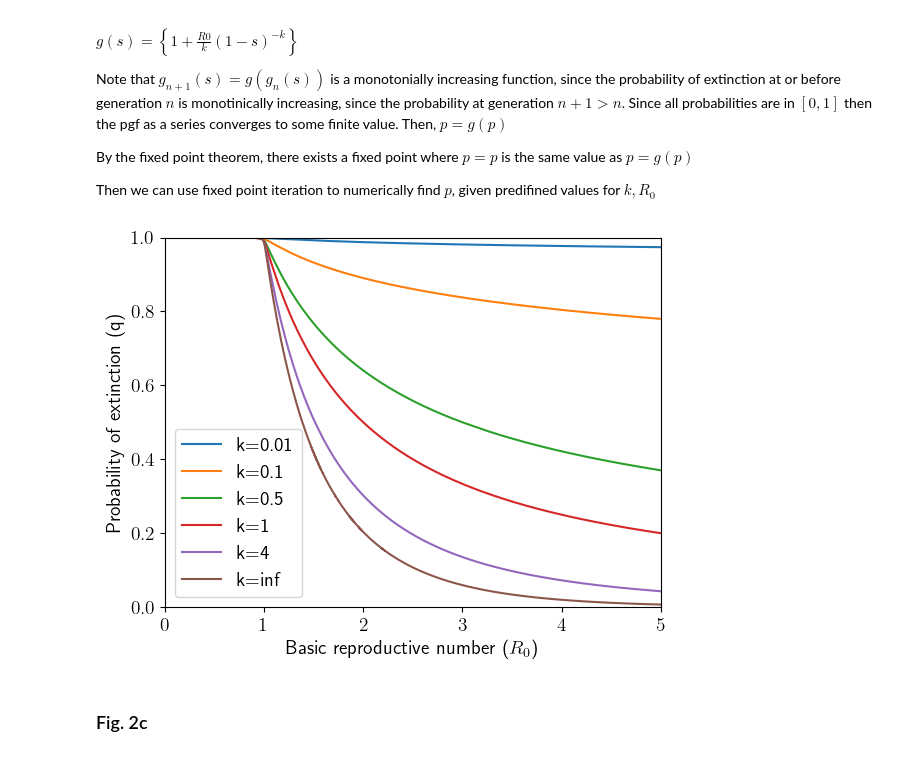
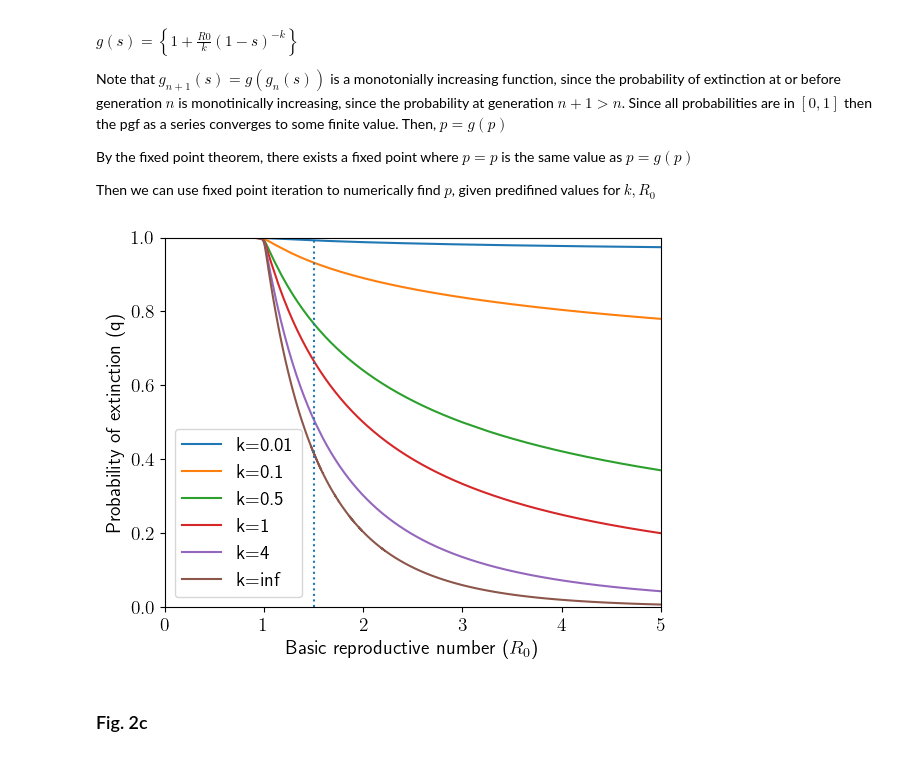
Before and after one commit to JasonThomasData/honours_project, a Jupyter notebook: src/Charts_LloydSmithetal.ipynb, the cells around one changed output. Saved outputs shown, nothing was run; the diff lists cells and outputs as text; code cells hidden in the pictures.

```diff
--- a/src/Charts_LloydSmithetal.ipynb
+++ b/src/Charts_LloydSmithetal.ipynb
@@ -121,17 +121,18 @@ for k in k_dispersion_values:
 # %%
 _, ax = plt.subplots(nrows=1)
 for _, k in enumerate(k_dispersion_values):
     ax.plot(R0_linspace, numerical_extinction_probability[str(k)])
 ax.legend(k_dispersion_labels)
 plt.xlabel("Basic reproductive number ($R_0$)")
 plt.ylabel("Probability of extinction (q)")
 #ax.spines[['right', 'top']].set_visible(False)
 plt.xlim([0, 5])
 plt.ylim([0, 1])
+plt.axvline(1.5, ls=":")
 #plt.show()
 plt.savefig('figs/2b_probabilityOfExtinction.png', dpi=300, bbox_inches="tight")
 # %% [output]
-[figure, old version]
+[figure, new version]
 # %% [markdown]
 ### Fig. 2c
 # %%
```
Also changed, not shown: 17 other files.
